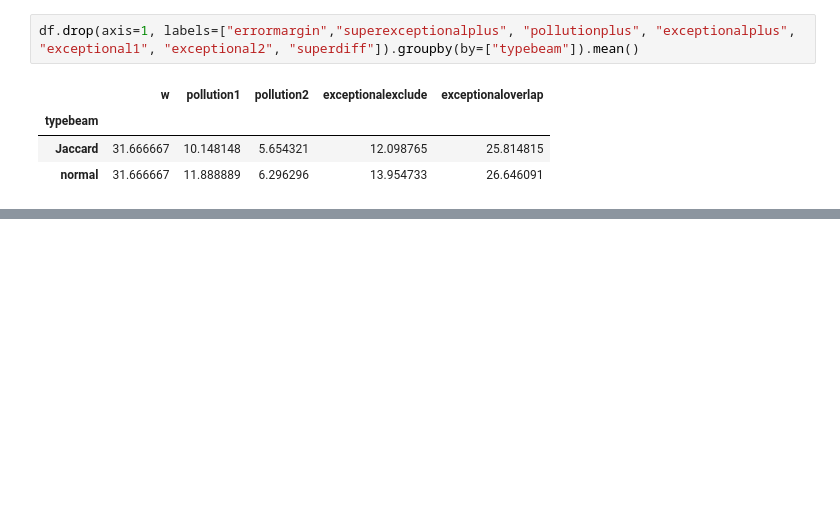
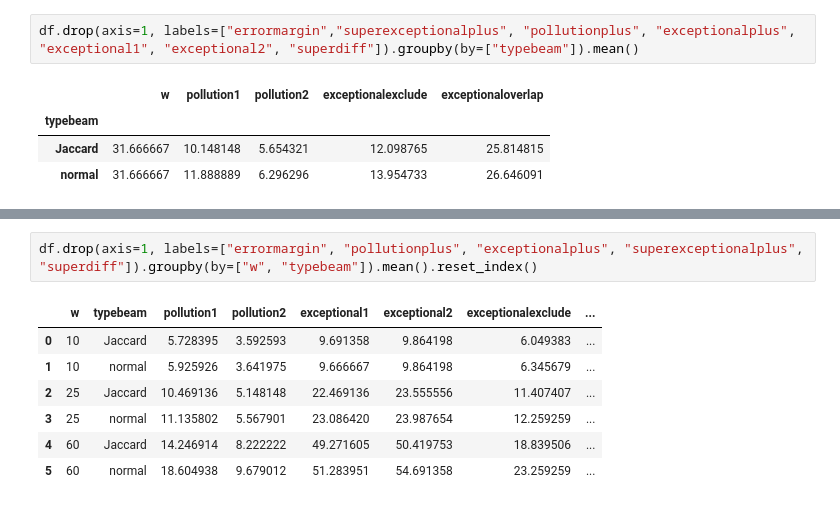
Before and after one commit to BartSlenders/EMM-JaccardBeamSearch-Thesis, a Jupyter notebook: test.ipynb, the cells around one changed output, grey strips where cells are left out. Drawn from its saved outputs; the diff is of its cells as text; blank space fills up the shorter version.

```diff
--- a/test.ipynb
+++ b/test.ipynb
@@ -201,0 +213,10 @@ df.drop(axis=1, labels=["errormargin","superexceptionalplus", "pollutionplus", "
+# %%
+df.drop(axis=1, labels=["errormargin", "pollutionplus", "exceptionalplus", "superexceptionalplus", "superdiff"]).groupby(by=["w", "typebeam"]).mean().reset_index()
+# %% [output]
+|  | w | typebeam | pollution1 | pollution2 | exceptional1 | exceptional2 | exceptionalexclude | ... |
+| 0 | 10 | Jaccard | 5.728395 | 3.592593 | 9.691358 | 9.864198 | 6.049383 | ... |
+| 1 | 10 | normal | 5.925926 | 3.641975 | 9.666667 | 9.864198 | 6.345679 | ... |
+| 2 | 25 | Jaccard | 10.469136 | 5.148148 | 22.469136 | 23.555556 | 11.407407 | ... |
+| 3 | 25 | normal | 11.135802 | 5.567901 | 23.086420 | 23.987654 | 12.259259 | ... |
+| 4 | 60 | Jaccard | 14.246914 | 8.222222 | 49.271605 | 50.419753 | 18.839506 | ... |
+| 5 | 60 | normal | 18.604938 | 9.679012 | 51.283951 | 54.691358 | 23.259259 | ... |
```
Also changed, not shown: parts of 5 cells of this notebook, 8 other files.
